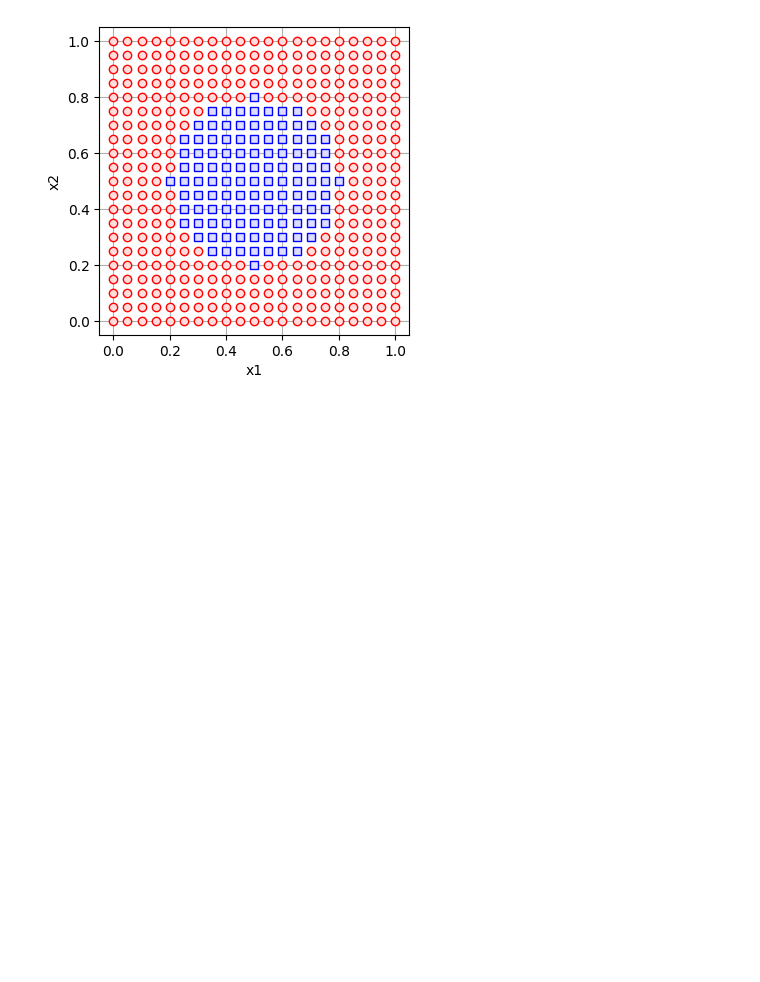
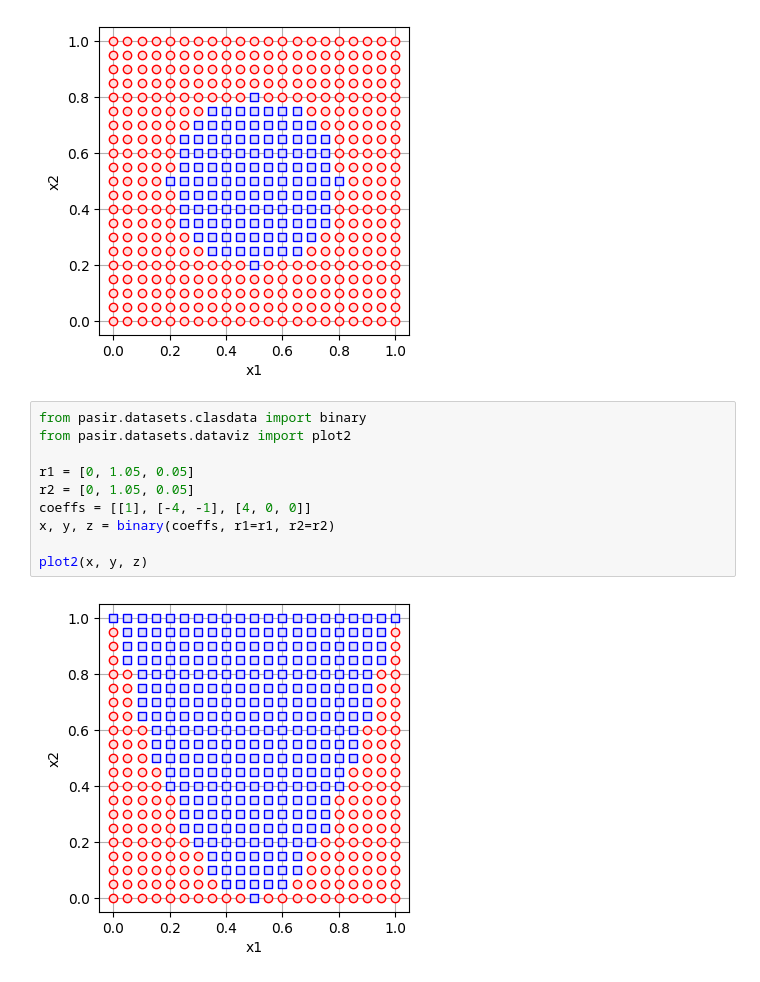
Before and after one commit to dudung/pasir, a Jupyter notebook: devels/datasets/test_binary_plot2.ipynb, the cells around one changed output. Drawn from its saved outputs; the diff is of its cells as text; blank space fills up the shorter version.

```diff
--- a/devels/datasets/test_binary.ipynb
+++ b/devels/datasets/test_binary_plot2.ipynb
@@ -49,3 +49,15 @@ x, y, z = binary(coeffs, r1=r1, r2=r2)
 plot2(x, y, z)
 # %% [output]
 [figure]
+# %%
+from pasir.datasets.clasdata import binary
+from pasir.datasets.dataviz import plot2
+
+r1 = [0, 1.05, 0.05]
+r2 = [0, 1.05, 0.05]
+coeffs = [[1], [-4, -1], [4, 0, 0]]
+x, y, z = binary(coeffs, r1=r1, r2=r2)
+
+plot2(x, y, z)
+# %% [output]
+[figure, added]
```
